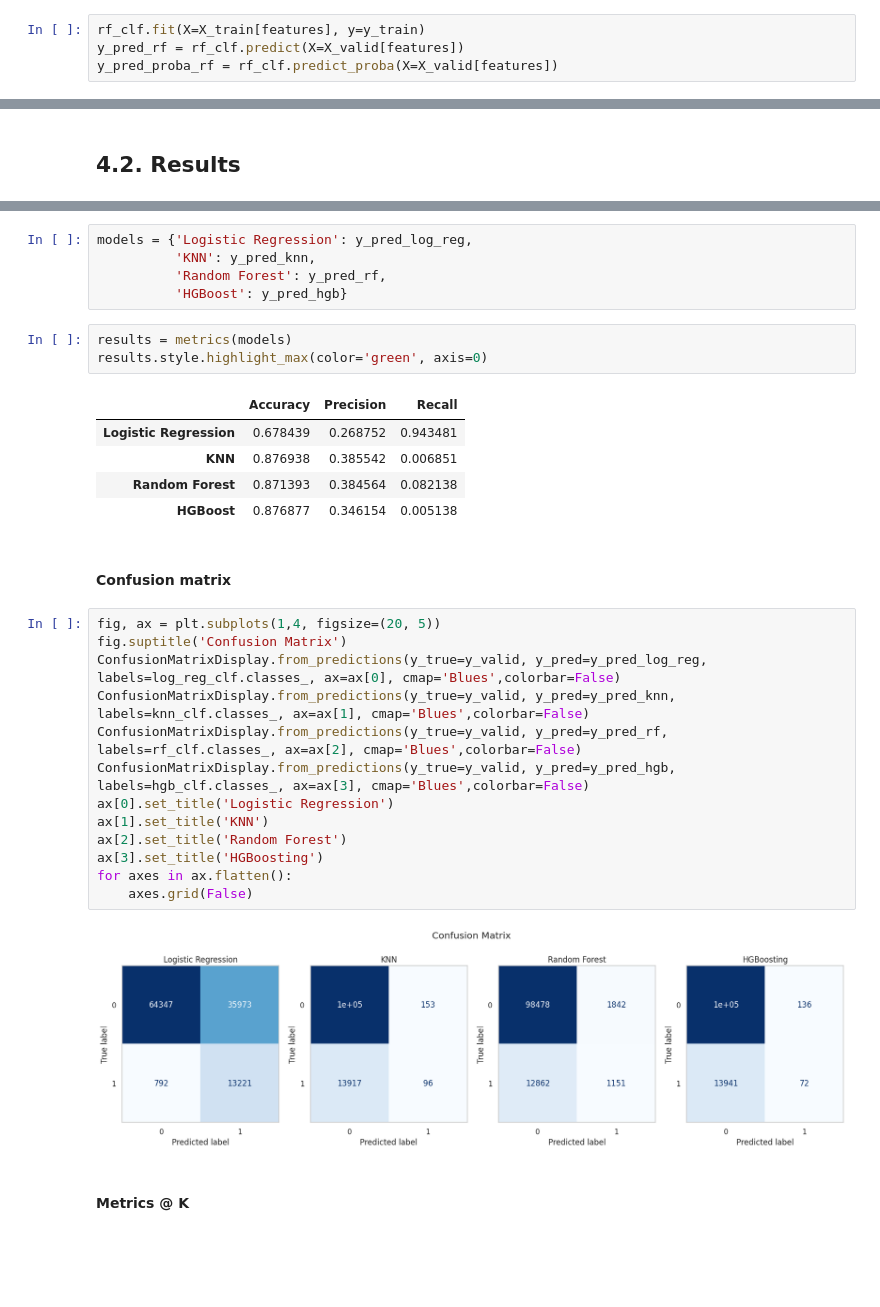
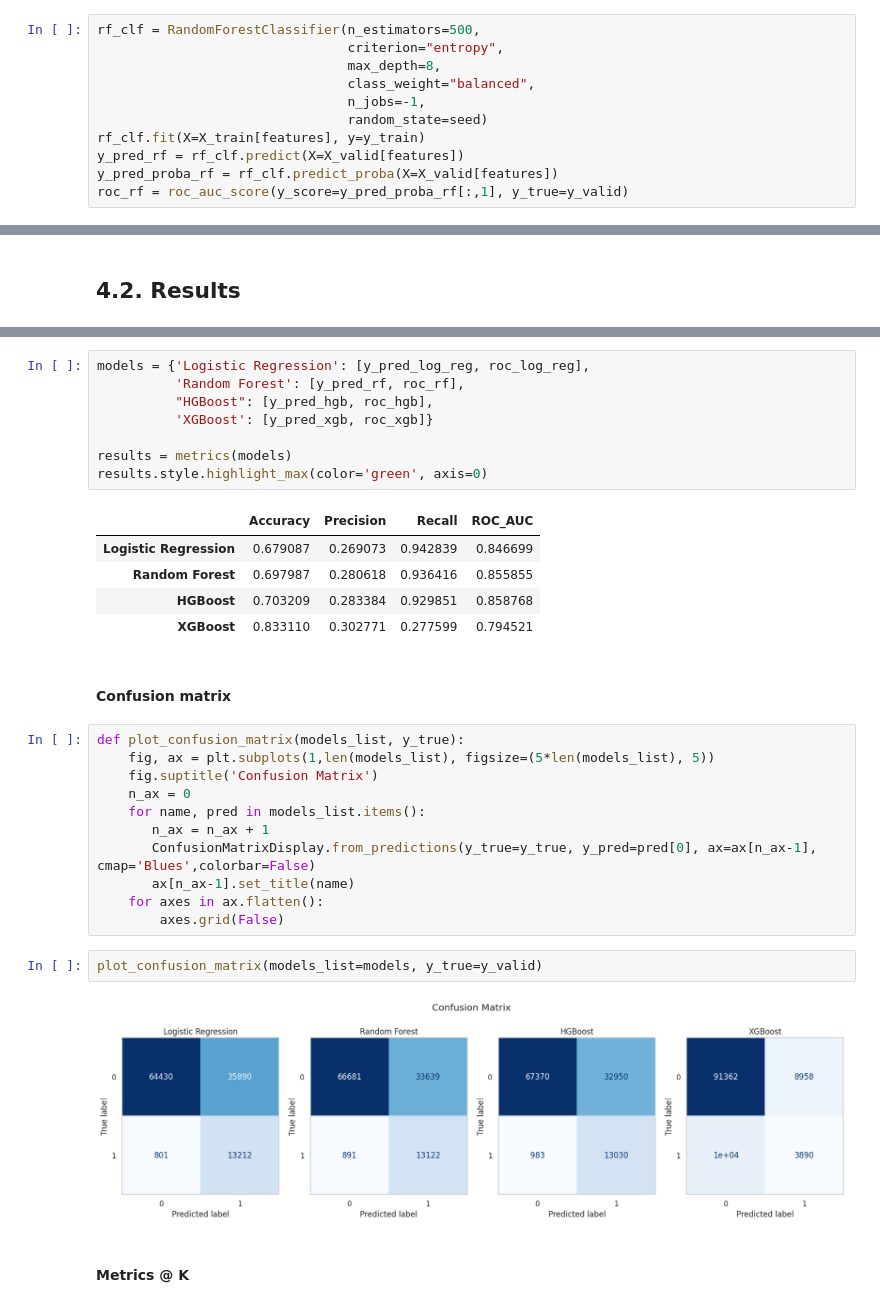
Before and after one commit to ezequielpf/health_insurance_cross_sell, a Jupyter notebook: notebooks/1_car_insurance.ipynb, the cells around one changed output, grey strips where cells are left out. Drawn from its saved outputs; the diff is of its cells as text; blank space fills up the shorter version.

```diff
--- a/notebooks/1_car_insurance.ipynb
+++ b/notebooks/1_car_insurance.ipynb
@@ -814,6 +794,13 @@ rf_clf = RandomForestClassifier(n_estimators=150, n_jobs=-1, random_state=42)
 # %%
+rf_clf = RandomForestClassifier(n_estimators=500,
+                                criterion="entropy",
+                                max_depth=8,
+                                class_weight="balanced",
+                                n_jobs=-1,
+                                random_state=seed)
 rf_clf.fit(X=X_train[features], y=y_train)
 y_pred_rf = rf_clf.predict(X=X_valid[features])
 y_pred_proba_rf = rf_clf.predict_proba(X=X_valid[features])
+roc_rf = roc_auc_score(y_score=y_pred_proba_rf[:,1], y_true=y_valid)
 # %% [markdown]
 #### HGBoosting
@@ -843,35 +858,35 @@ def metrics(models):
     results.index.names = [None]
     return pd.DataFrame(results)
 # %%
-models = {'Logistic Regression': y_pred_log_reg,
-          'KNN': y_pred_knn,
-          'Random Forest': y_pred_rf,
-          'HGBoost': y_pred_hgb}
+models = {'Logistic Regression': [y_pred_log_reg, roc_log_reg],
+          'Random Forest': [y_pred_rf, roc_rf],
+          "HGBoost": [y_pred_hgb, roc_hgb],
+          'XGBoost': [y_pred_xgb, roc_xgb]}
+
+results = metrics(models)
+results.style.highlight_max(color='green', axis=0)
+# %% [output]
+|  | Accuracy | Precision | Recall | ROC_AUC |
+| Logistic Regression | 0.679087 | 0.269073 | 0.942839 | 0.846699 |
+| Random Forest | 0.697987 | 0.280618 | 0.936416 | 0.855855 |
+| HGBoost | 0.703209 | 0.283384 | 0.929851 | 0.858768 |
+| XGBoost | 0.833110 | 0.302771 | 0.277599 | 0.794521 |
-# %%
-results = metrics(models)
-results.style.highlight_max(color='green', axis=0)
-# %% [output]
-|  | Accuracy | Precision | Recall |
-| Logistic Regression | 0.678439 | 0.268752 | 0.943481 |
-| KNN | 0.876938 | 0.385542 | 0.006851 |
-| Random Forest | 0.871393 | 0.384564 | 0.082138 |
-| HGBoost | 0.876877 | 0.346154 | 0.005138 |
 # %% [markdown]
 #### Confusion matrix
-# %%
-fig, ax = plt.subplots(1,4, figsize=(20, 5))
-fig.suptitle('Confusion Matrix')
-ConfusionMatrixDisplay.from_predictions(y_true=y_valid, y_pred=y_pred_log_reg, labels=log_reg_clf.classes_, ax=ax[0], cmap='Blues',colorbar=False)
-ConfusionMatrixDisplay.from_predictions(y_true=y_valid, y_pred=y_pred_knn, labels=knn_clf.classes_, ax=ax[1], cmap='Blues',colorbar=False)
-ConfusionMatrixDisplay.from_predictions(y_true=y_valid, y_pred=y_pred_rf, labels=rf_clf.classes_, ax=ax[2], cmap='Blues',colorbar=False)
-ConfusionMatrixDisplay.from_predictions(y_true=y_valid, y_pred=y_pred_hgb, labels=hgb_clf.classes_, ax=ax[3], cmap='Blues',colorbar=False)
-ax[0].set_title('Logistic Regression')
-ax[1].set_title('KNN')
-ax[2].set_title('Random Forest')
-ax[3].set_title('HGBoosting')
-for axes in ax.flatten():
-    axes.grid(False)
-# %% [output]
-[figure, removed]
+# %%
+def plot_confusion_matrix(models_list, y_true):
+    fig, ax = plt.subplots(1,len(models_list), figsize=(5*len(models_list), 5))
+    fig.suptitle('Confusion Matrix')
+    n_ax = 0
+    for name, pred in models_list.items():
+       n_ax = n_ax + 1
+       ConfusionMatrixDisplay.from_predictions(y_true=y_true, y_pred=pred[0], ax=ax[n_ax-1], cmap='Blues',colorbar=False)
+       ax[n_ax-1].set_title(name)
+    for axes in ax.flatten():
+        axes.grid(False)
+# %%
+plot_confusion_matrix(models_list=models, y_true=y_valid)
+# %% [output]
+[figure, added]
 # %% [markdown]
 #### Metrics @ K
```
Also changed, not shown: parts of 36 cells of this notebook, 2 other files.
